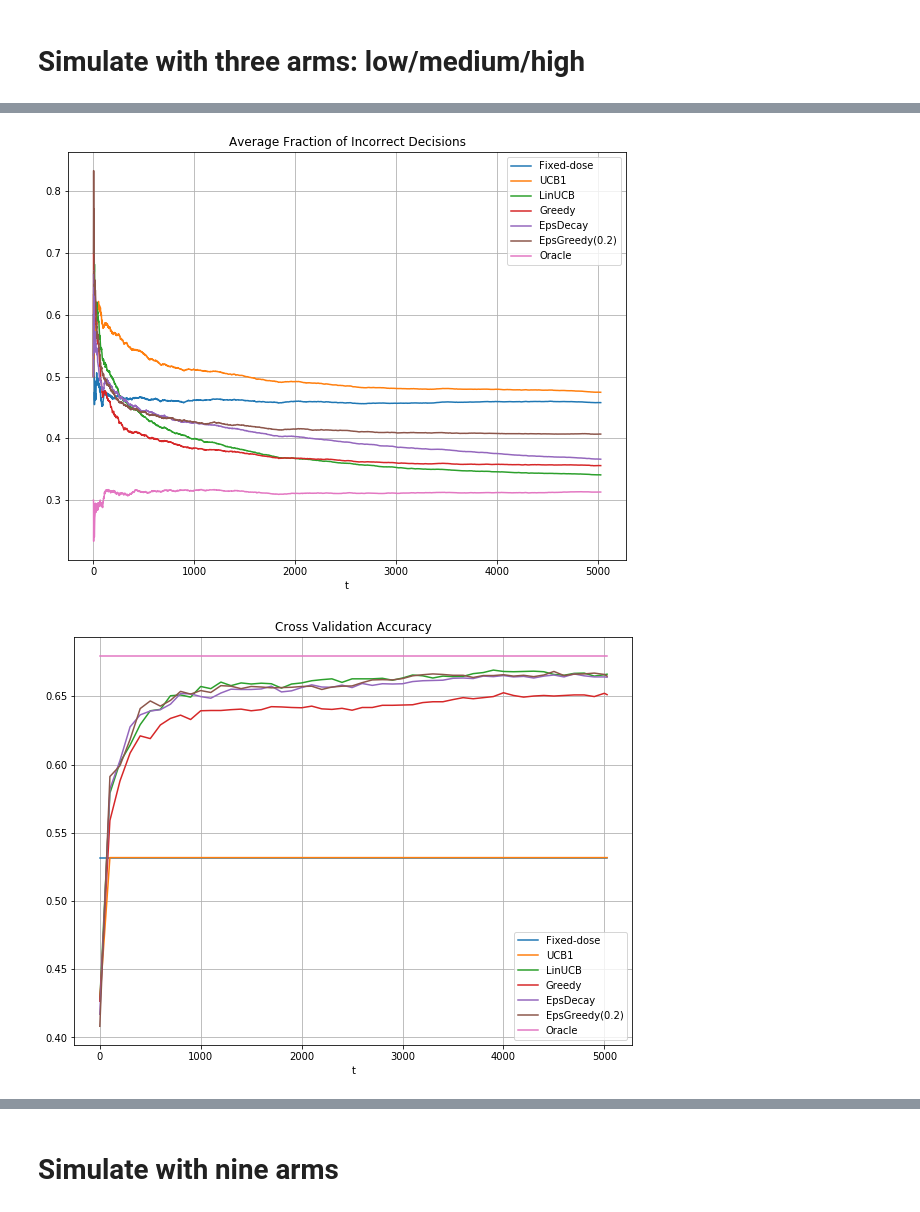
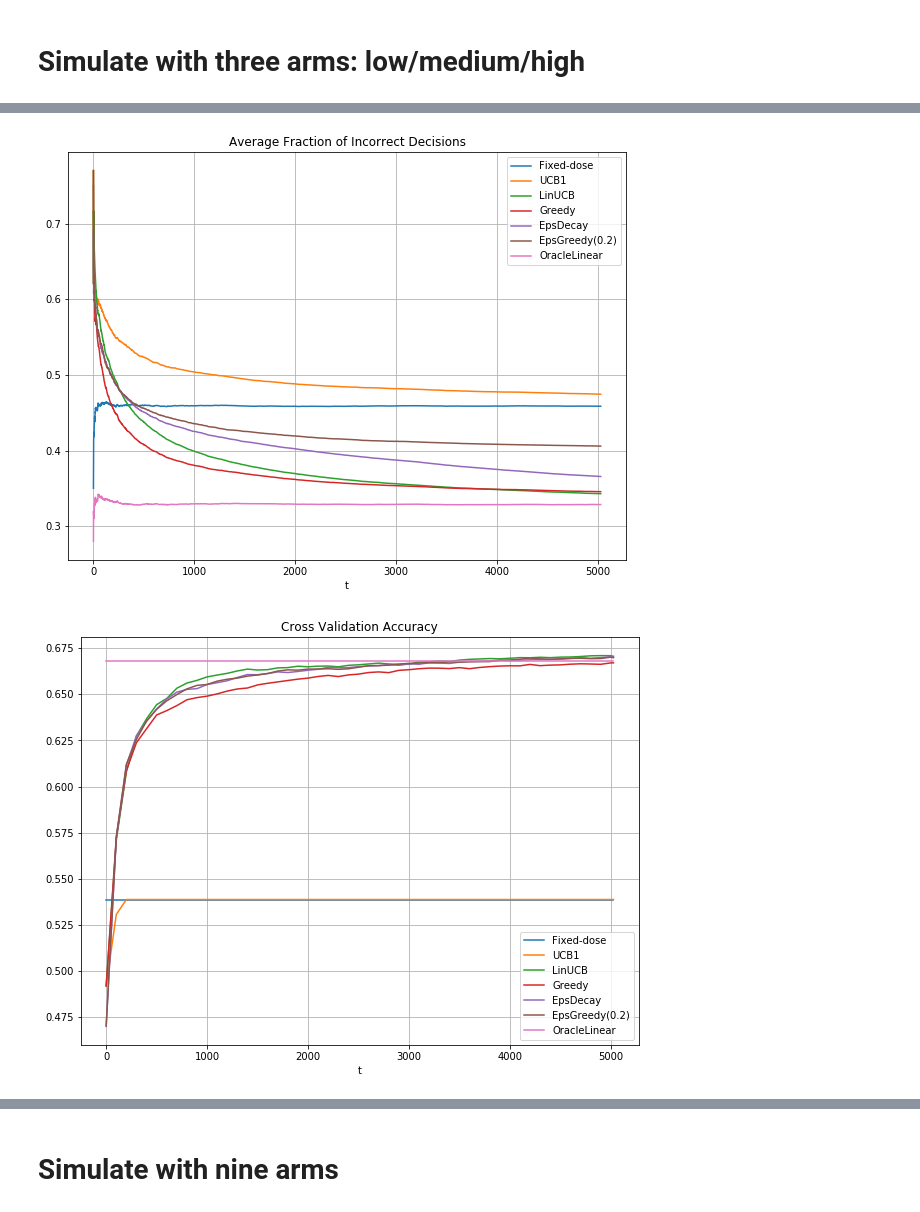
Before and after one commit to junjiedong/warfarin-bandit, a Jupyter notebook: notebooks/simulations.ipynb, the cells around one changed output, grey strips where cells are left out. Saved outputs shown, nothing was run; the diff lists cells and outputs as text; code cells hidden in the pictures.

```diff
--- a/notebooks/simulations.ipynb
+++ b/notebooks/simulations.ipynb
@@ -52,6 +52,7 @@ def simulate_policies(simulator, policies, num_runs=5, eval_every=100):
         regrets = []
 
         print("Start simulating {} for {} times".format(policy_name, num_runs))
+        progbar = Progbar(num_runs)  # progress bar
         for i in range(num_runs):
             # Reset the policy to its initial states
             policy.reset()
@@ -63,8 +64,9 @@ def simulate_policies(simulator, policies, num_runs=5, eval_every=100):
             regrets.append(simulator.get_total_regret())
             reward_histories.append(simulator.get_reward_history())
             val_accuracy_histories.append(simulator.get_validation_history()[1])
-            print("Total regret: {}".format(regrets[-1]))
+            progbar.update(i+1)
 
+        print("{} average regret: {}".format(policy_name, int(np.mean(regrets))))
         table.add_row((policy_name, int(np.mean(regrets)), int(np.std(regrets)),
                       int(np.min(regrets)), int(np.max(regrets))))
 
@@ -107,8 +109,9 @@ simulate_policies(simulator, [
     (EpsilonGreedyPolicy(num_features, num_arms, eps_schedule=lambda x: 0), "Greedy"),
     (EpsilonGreedyPolicy(num_features, num_arms, eps_schedule=lambda t: 0.2-t/20000), "EpsDecay"),
     (EpsilonGreedyPolicy(num_features, num_arms, eps_schedule=lambda x: 0.2), "EpsGreedy(0.2)"),
-    (WarfarinOraclePolicy(DATA_PATH, discretizer), "Oracle"),
-], num_runs=10, eval_every=100)
+    (WarfarinLinearOraclePolicy(DATA_PATH, discretizer), "OracleLinear"),
+    # (WarfarinLogisticOraclePolicy(DATA_PATH, discretizer), "OracleLogistic"),
+], num_runs=100, eval_every=100)
 # %% [output]
 Instantiated a Warfarin Bandit simulator!
 Number of arms: 3
@@ -129,6 +132,6 @@ Total regret: 2290
 +----------------+------+-----+------+------+
-[figure, old version]
+[figure, new version]
-[figure, old version]
+[figure, new version]
 # %%
 # Look at how often LinUCB chooses "suboptimal" actions in order to explore
 # Conclusion: It is quite actively exploring!
```
Also changed, not shown: parts of 4 cells of this notebook, 3 other files.
